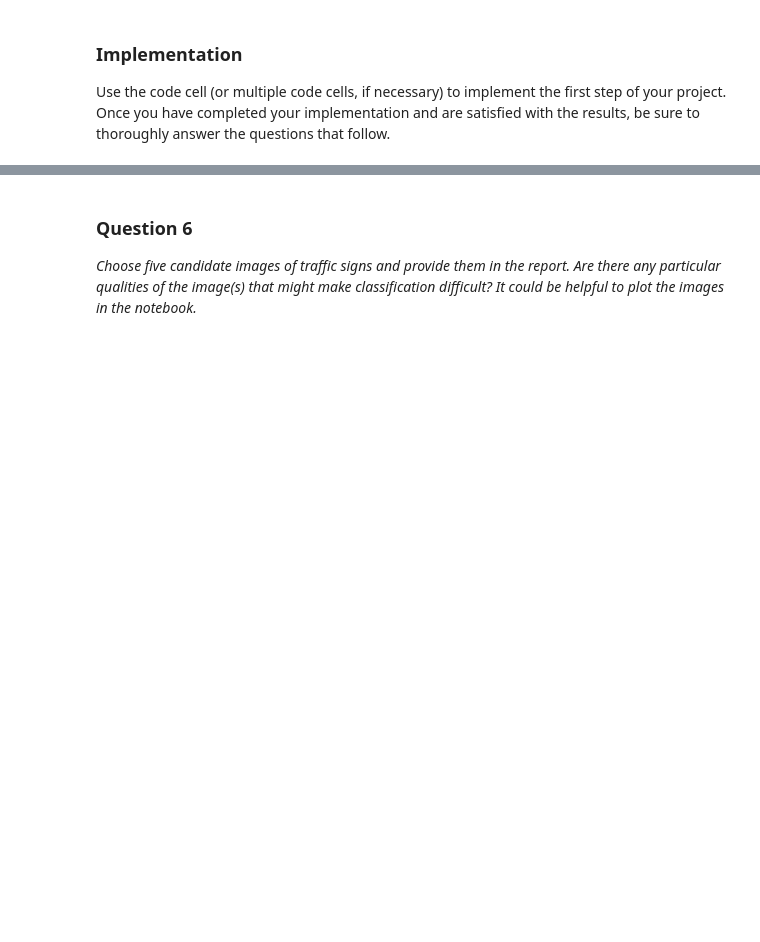
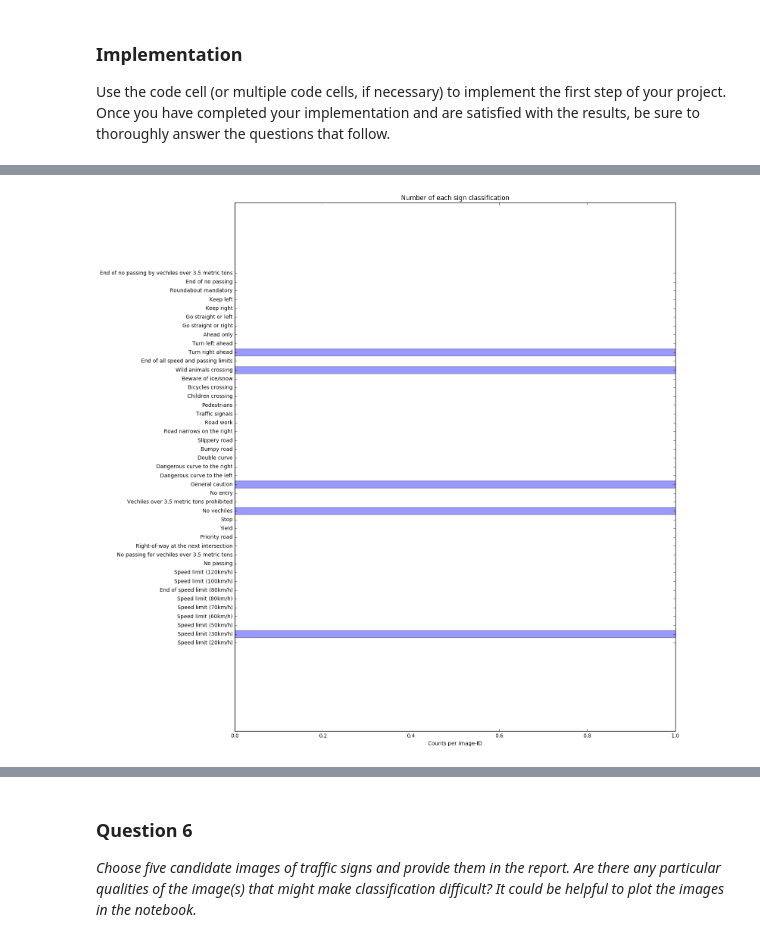
Before and after one commit to anixon604/CarND-Traffic-Sign-Classifier-Project, a Jupyter notebook: Traffic_Signs_Recognition.ipynb, the cells around one changed output, grey strips where cells are left out. Drawn from its saved outputs; the diff is of its cells as text; code cells hidden in the pictures; blank space fills up the shorter version.

Commit message:
finished step 3 visualizations

```diff
--- a/Traffic_Signs_Recognition.ipynb
+++ b/Traffic_Signs_Recognition.ipynb
@@ -96,25 +96,31 @@ import matplotlib.pyplot as plt
 import numpy as np
 import collections
 
-def visualize(ytrain):
+def visualize(ytrain, size):
     # Visualizations will be shown in the notebook.
     %matplotlib inline
-    plt.rcParams["figure.figsize"] = (15.0, 18.0)
+    plt.rcParams["figure.figsize"] = size
 
-    named_y_train = [labels_dict[str(y)] for y in set(ytrain)]
+    named_y_train = [labels_dict[str(y)] for y in set(y_train)]
     # get the counts for each key, assuming the values are numerical
-    y_pos,signCounts = np.unique(y_train, return_counts = True)
+    y_pos = np.unique(y_train)
+    y_set,signCounts = np.unique(ytrain, return_counts = True)
+    countList = [0]*len(y_pos)
+    index = 0
+    for i in y_set:
+        countList[i] = signCounts[index]
+        index += 1
 
     #map label numbers to values in CSV
     #BarH plots count of each sign
-    plt.barh(y_pos, signCounts, align='center', alpha=0.4)
+    plt.barh(y_pos, countList, align='center', alpha=0.4)
     plt.yticks(y_pos, named_y_train)
     plt.xlabel('Counts per image-ID')
     plt.title('Number of each sign classification')
 
     plt.show()
 
-visualize(y_train)
+visualize(y_train, (15.0, 18.0))
 # %% [output]
 [figure]
 # %% [markdown]
@@ -548,0 +541,5 @@ Test Accuracy = 1.000
+# %%
+# Chart of classID to Sign Names
+visualize(y_web, (15.0, 18.0))
+# %% [output]
+[figure, added]
```
Also changed, not shown: parts of 5 cells of this notebook.
